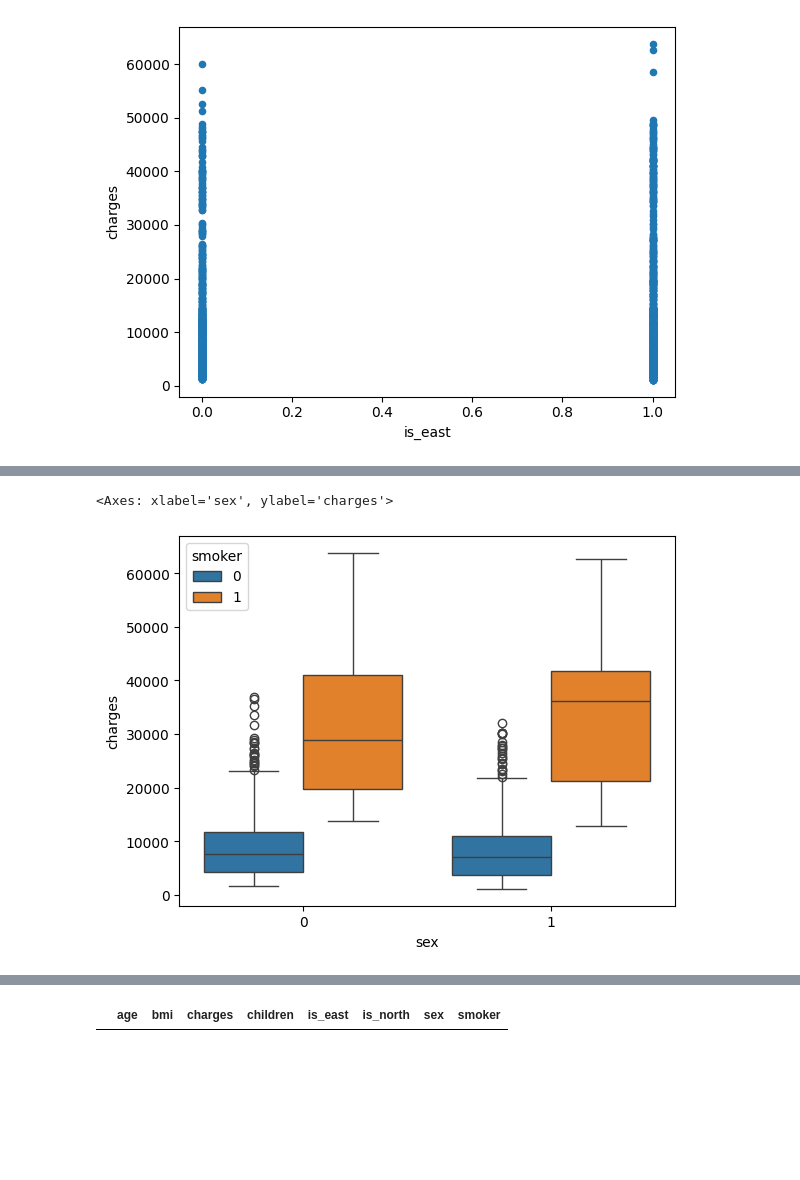
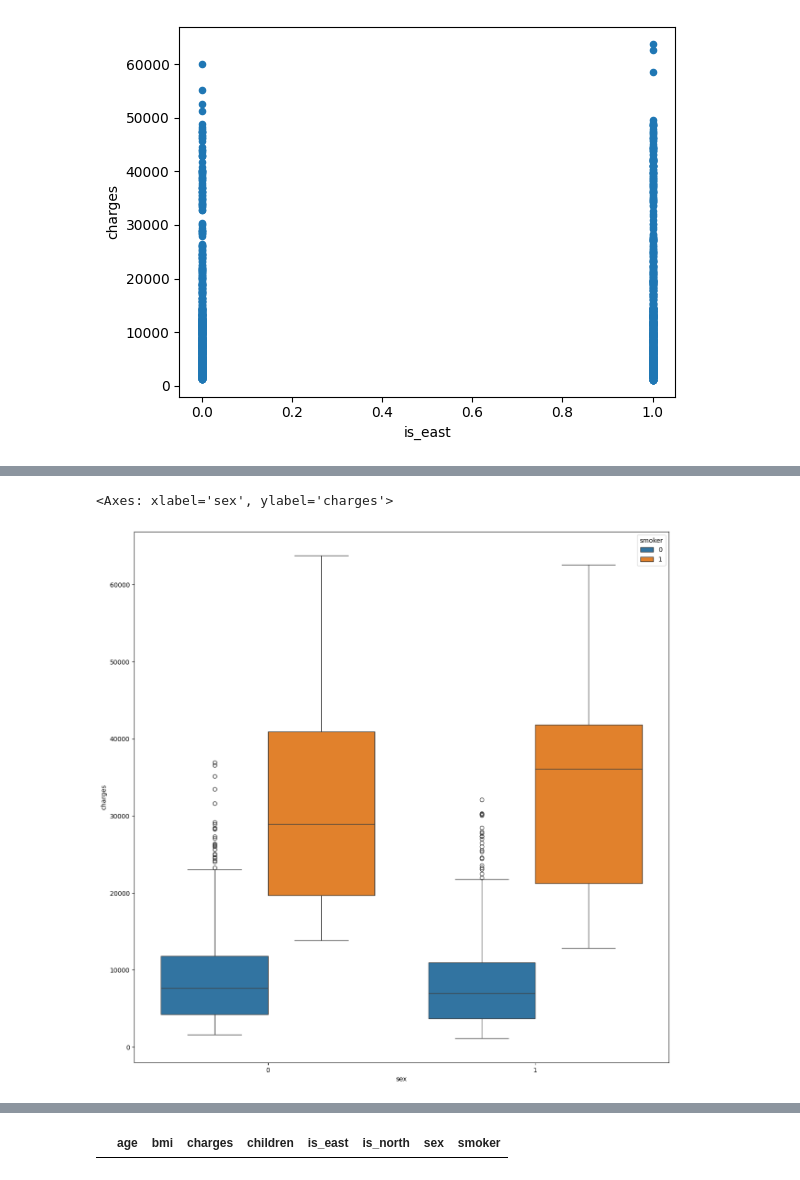
Before and after one commit to Daviddavid-sudo/Briefprimeassurance, a Jupyter notebook: dataanalyst.ipynb, the cells around one changed output, grey strips where cells are left out. Saved outputs shown, nothing was run; the diff lists cells and outputs as text; code cells hidden in the pictures; blank space fills up the shorter version.

```diff
--- a/dataanalyst.ipynb
+++ b/dataanalyst.ipynb
@@ -144,6 +124,7 @@ sns.boxplot(data=data, x="age", y="charges", hue="smoker")
 # %%
+plt.pyplot.figure(figsize=(15,15))
 sns.boxplot(data=data, x="sex", y="charges", hue="smoker")
 # %% [output]
 <Axes: xlabel='sex', ylabel='charges'>
-[figure, old version]
+[figure, new version]
 # %%
```
Also changed, not shown: parts of 11 cells of this notebook, 10 other files.
